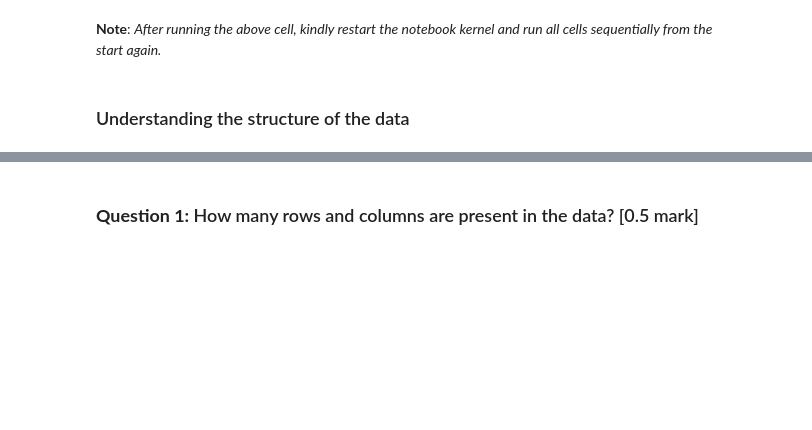
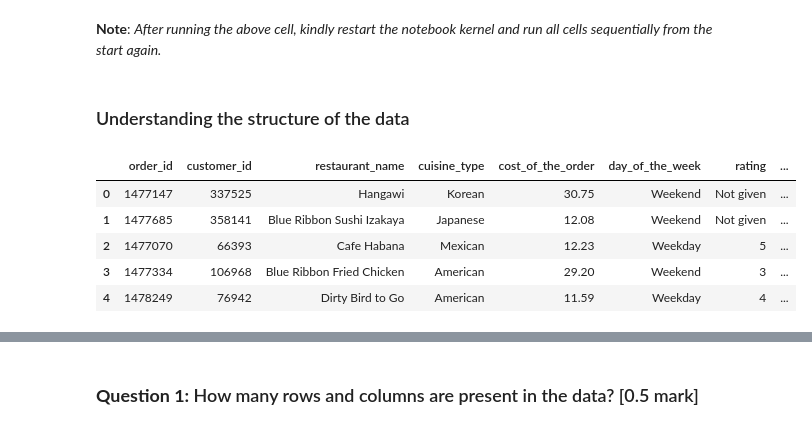
Before and after one commit to pottersfield/ModernDive_book, a Jupyter notebook: Learner_Notebook_Full_Code_(101).ipynb, the cells around one changed output, grey strips where cells are left out. Cells and saved outputs as stored; diff of their text form; code cells hidden in the pictures; blank space fills up the shorter version.

```diff
--- a/Learner_Notebook_Full_Code_(101).ipynb
+++ b/Learner_Notebook_Full_Code_(101).ipynb
@@ -61,2 +45,30 @@ import seaborn as sns
+# %%
+# -----------------------------
+# Essential Imports for Notebook
+# -----------------------------
+
+# Data manipulation
+import numpy as np
+import pandas as pd
+
+# Data visualization
+import matplotlib.pyplot as plt
+import seaborn as sns
+
+# Utility & configuration
+import warnings
+from pathlib import Path
+warnings.filterwarnings("ignore", category=UserWarning)
+
+# Plot aesthetics
+plt.style.use("ggplot")  # Consistent styling
+sns.set_theme(style="whitegrid", palette="muted")
+
+# Pandas display tweaks for easier reading
+pd.set_option("display.max_columns", None)
+pd.set_option("display.float_format", lambda x: f"{x:,.2f}")
+
+# Inline plotting for Jupyter/Colab
+%matplotlib inline
 # %% [markdown]
 ### Understanding the structure of the data
@@ -70,0 +75,16 @@ import seaborn as sns
+# %%
+# Skip Drive mounting – load file already downloaded with gdown
+import pandas as pd
+
+# Write your code here to read the data
+df = pd.read_csv("foodhub_order.csv")
+
+# Write your code here to view the first 5 rows
+df.head()
+# %% [output]
+|  | order_id | customer_id | restaurant_name | cuisine_type | cost_of_the_order | day_of_the_week | rating | ... |
+| 0 | 1477147 | 337525 | Hangawi | Korean | 30.75 | Weekend | Not given | ... |
+| 1 | 1477685 | 358141 | Blue Ribbon Sushi Izakaya | Japanese | 12.08 | Weekend | Not given | ... |
+| 2 | 1477070 | 66393 | Cafe Habana | Mexican | 12.23 | Weekday | 5 | ... |
+| 3 | 1477334 | 106968 | Blue Ribbon Fried Chicken | American | 29.20 | Weekend | 3 | ... |
+| 4 | 1478249 | 76942 | Dirty Bird to Go | American | 11.59 | Weekday | 4 | ... |
```
Also changed, not shown: parts of 45 cells of this notebook.
